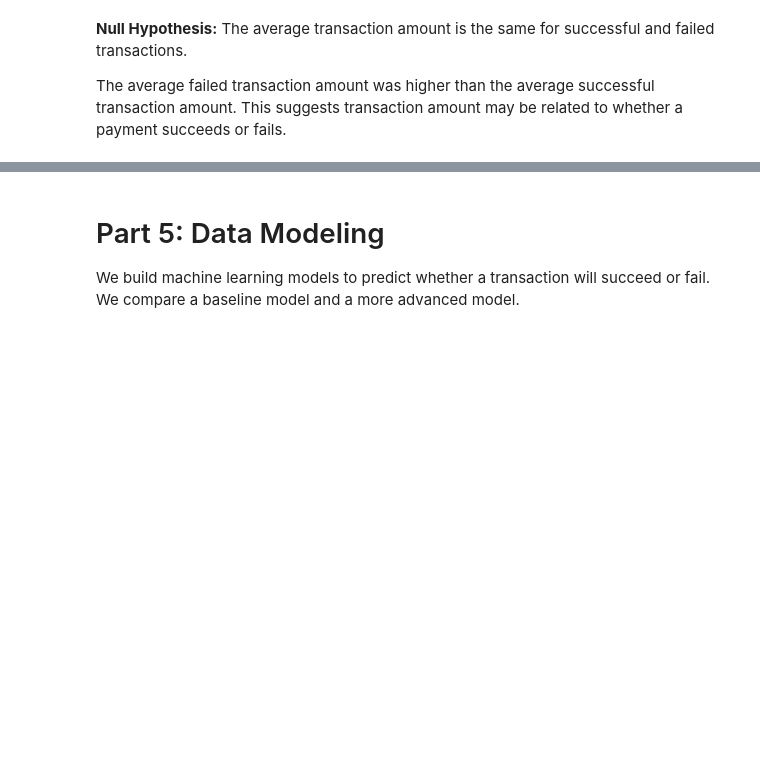
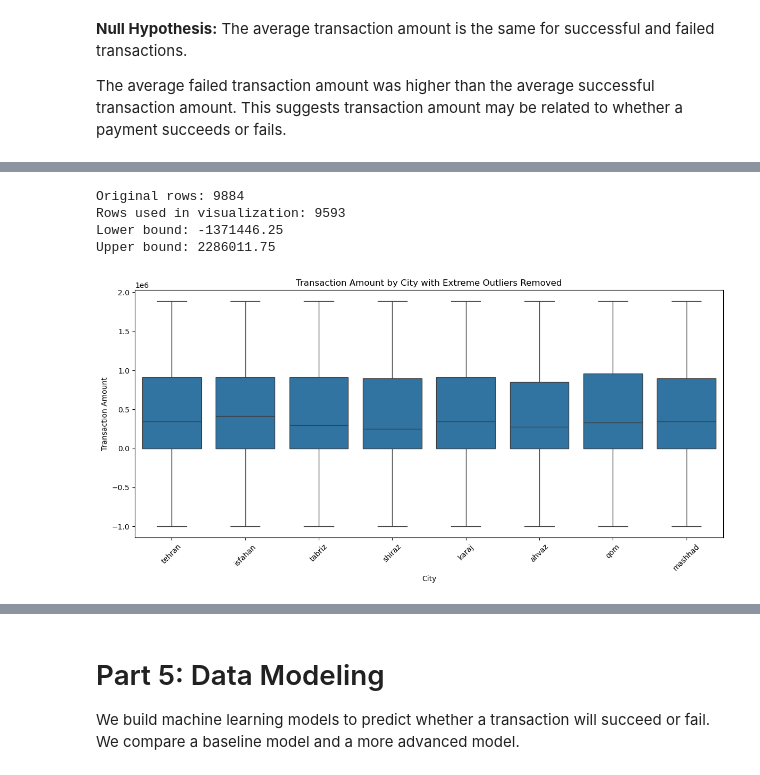
Before and after one commit to cataylor5/CSC405-Group-Project, a Jupyter notebook: notebooks/sharednotebook3.ipynb, the cells around one changed output, grey strips where cells are left out. Cells and saved outputs as stored; diff of their text form; code cells hidden in the pictures; blank space fills up the shorter version.

Commit message:
added statistical analysis and figures in notebook(3)

```diff
--- a/notebooks/sharednotebook3.ipynb
+++ b/notebooks/sharednotebook3.ipynb
@@ -122,0 +314,46 @@ The average failed transaction amount was higher than the average successful tra
+# %%
+# City boxplot with IQR-filtered transaction amounts for visualization only
+
+os.makedirs("../figures", exist_ok=True)
+
+# Calculate IQR bounds for transaction amount
+Q1 = stat_df["amount"].quantile(0.25)
+Q3 = stat_df["amount"].quantile(0.75)
+IQR = Q3 - Q1
+
+lower_bound = Q1 - 1.5 * IQR
+upper_bound = Q3 + 1.5 * IQR
+
+# Filter only for visualization
+visual_df = stat_df[
+    (stat_df["amount"] >= lower_bound) &
+    (stat_df["amount"] <= upper_bound)
+]
+
+print("Original rows:", len(stat_df))
+print("Rows used in visualization:", len(visual_df))
+print("Lower bound:", lower_bound)
+print("Upper bound:", upper_bound)
+
+plt.figure(figsize=(12, 6))
+
+sns.boxplot(
+    data=visual_df,
+    x="city",
+    y="amount"
+)
+
+plt.title("Transaction Amount by City with Extreme Outliers Removed")
+plt.xlabel("City")
+plt.ylabel("Transaction Amount")
+plt.xticks(rotation=45)
+plt.tight_layout()
+
+plt.savefig("../figures/amount_by_city_boxplot_iqr_filtered.png", bbox_inches="tight")
+plt.show()
+# %% [output]
+Original rows: 9884
+Rows used in visualization: 9593
+Lower bound: -1371446.25
+Upper bound: 2286011.75
+[figure, added]
```
Also changed, not shown: parts of 23 cells of this notebook, 5 other files.
